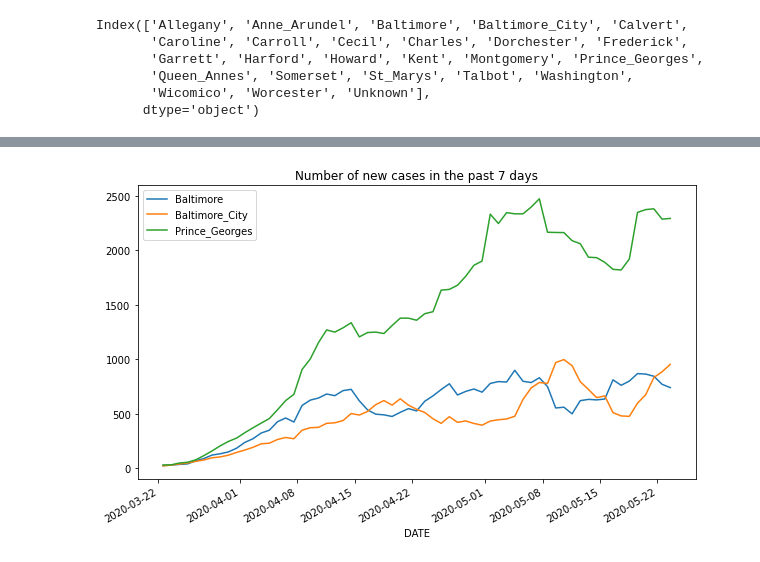
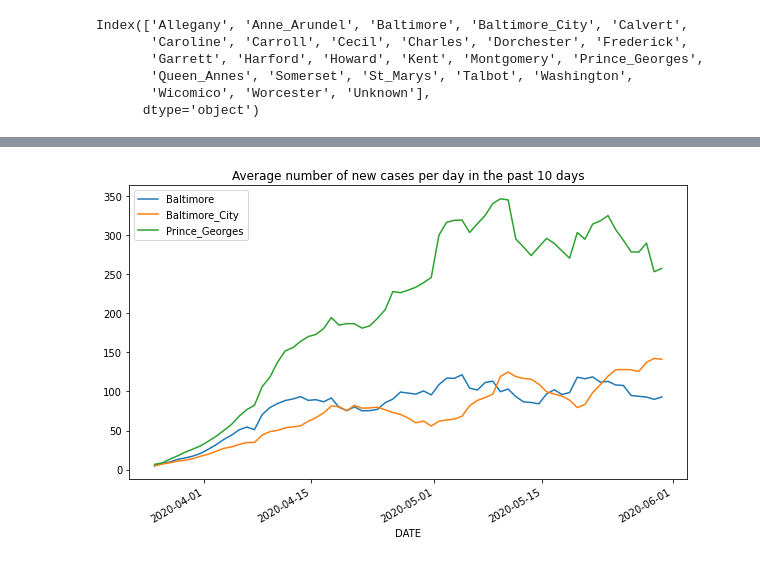
Before and after one commit to srfinley/MD-covid-viewer, a Jupyter notebook: COVIDbyCounty.ipynb, the cells around one changed output, grey strips where cells are left out. Drawn from its saved outputs; the diff is of its cells as text; code cells hidden in the pictures.

Commit message:
updated rolling sum to rolling average

```diff
--- a/COVIDbyCounty.ipynb
+++ b/COVIDbyCounty.ipynb
@@ -59,17 +57,17 @@ df[counties].plot.line(title="Cumulative Cases by County", figsize=(10,6));
 # %%
 # to look at new cases over the past n days,
 # set this variable to your desired value of n
-past_days = 7
+past_days = 10
 
 # these are the counties used for the visualization
 # if you want to add more, make sure they're comma-separated and enclosed in quotes
 counties2 = ['Baltimore', 'Baltimore_City', 'Prince_Georges']
 
 # this generates a new dataframe based on cumulative case count dataframe
 # the value for a given (county, date) is equal to the number of new cases
 # in that county in the past n days
-df2 = df.diff(periods=past_days)
+df2 = df.diff(periods=past_days) / past_days
 
-df2[counties2].plot.line(title=f"Number of new cases in the past {past_days} days", figsize=(10,6));
+df2[counties2].plot.line(title=f"Average number of new cases per day in the past {past_days} days", figsize=(10,6));
 # %% [output]
-[figure, old version]
+[figure, new version]
```
Also changed, not shown: parts of 3 cells of this notebook, 1 other file.
